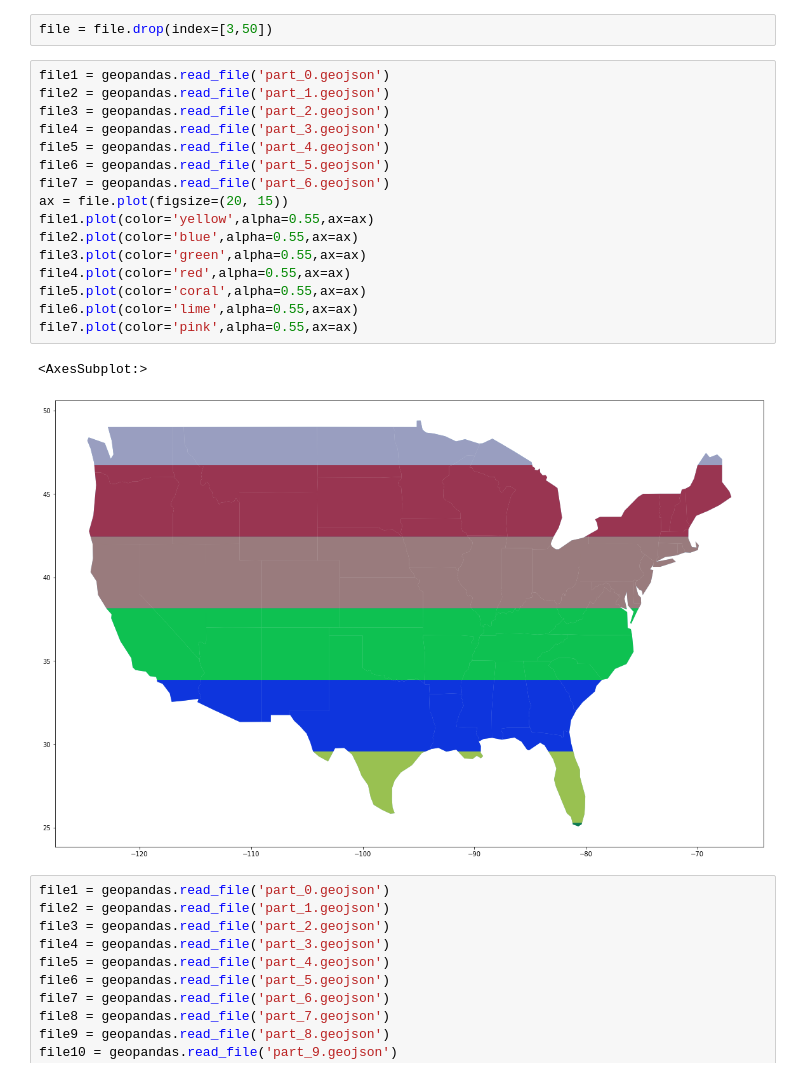
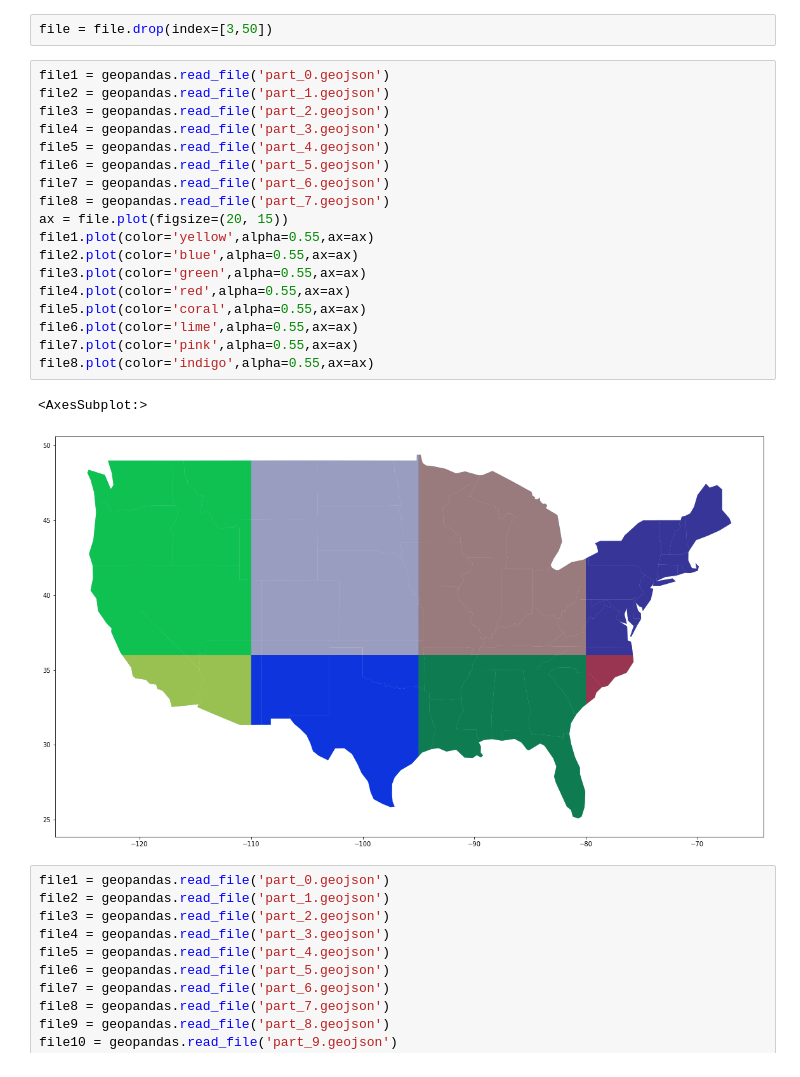
Before and after one commit to dimlichmanov/vpirod, a Jupyter notebook: task3/test.ipynb, the cells around one changed output. Cells and saved outputs as stored; diff of their text form.

```diff
--- a/task3/test.ipynb
+++ b/task3/test.ipynb
@@ -13,22 +13,24 @@ file = file.drop(index=[3,50])
 # %%
 file1 = geopandas.read_file('part_0.geojson')
 file2 = geopandas.read_file('part_1.geojson')
 file3 = geopandas.read_file('part_2.geojson')
 file4 = geopandas.read_file('part_3.geojson')
 file5 = geopandas.read_file('part_4.geojson')
 file6 = geopandas.read_file('part_5.geojson')
 file7 = geopandas.read_file('part_6.geojson')
+file8 = geopandas.read_file('part_7.geojson')
 ax = file.plot(figsize=(20, 15))
 file1.plot(color='yellow',alpha=0.55,ax=ax)
 file2.plot(color='blue',alpha=0.55,ax=ax)
 file3.plot(color='green',alpha=0.55,ax=ax)
 file4.plot(color='red',alpha=0.55,ax=ax)
 file5.plot(color='coral',alpha=0.55,ax=ax)
 file6.plot(color='lime',alpha=0.55,ax=ax)
 file7.plot(color='pink',alpha=0.55,ax=ax)
+file8.plot(color='indigo',alpha=0.55,ax=ax)
 # %% [output]
 <AxesSubplot:>
-[figure, old version]
+[figure, new version]
 # %%
 file1 = geopandas.read_file('part_0.geojson')
 file2 = geopandas.read_file('part_1.geojson')
```
Also changed, not shown: parts of 1 cell of this notebook, 1 other file.
